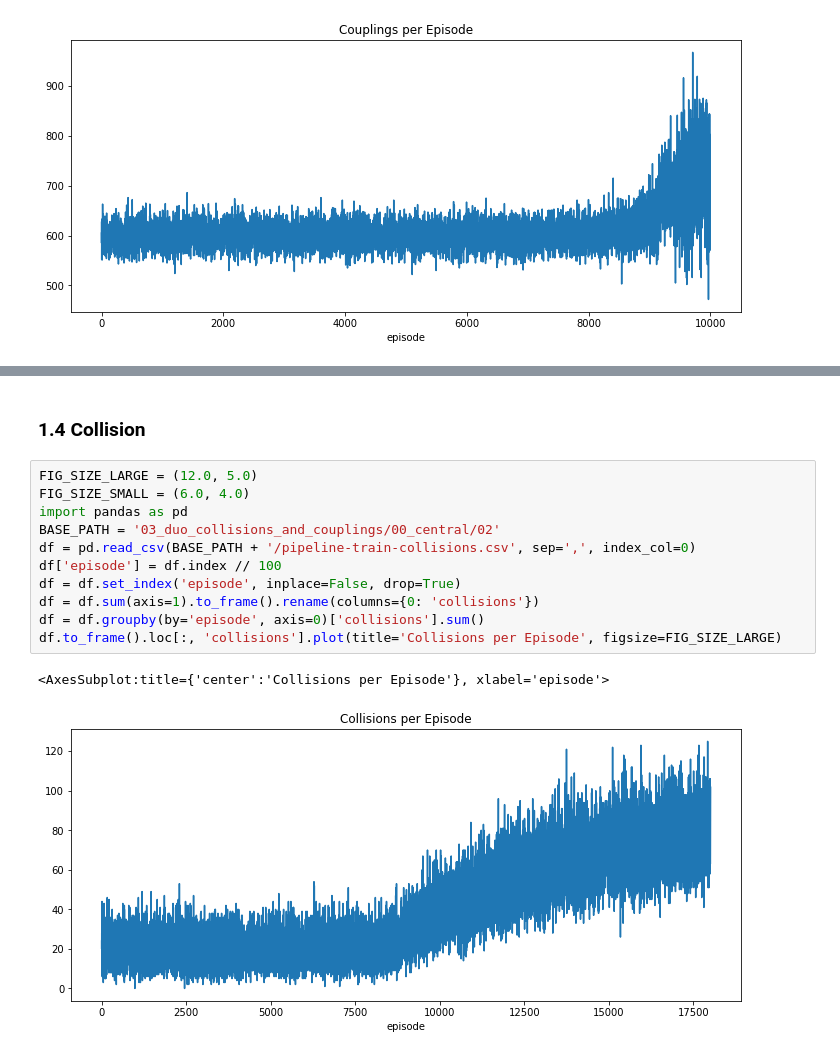
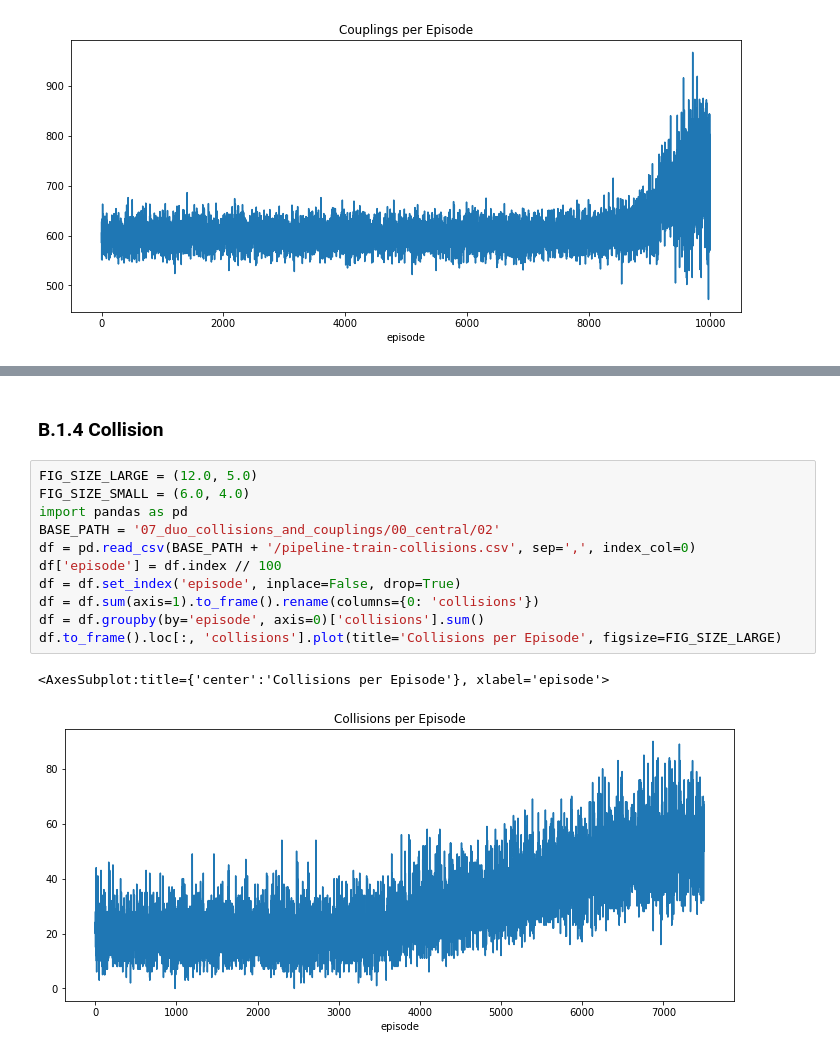
Before and after one commit to gsavarela/cooperative_navigation, a Jupyter notebook: analysis/duo_learners_w06.ipynb, the cells around one changed output, grey strips where cells are left out. Cells and saved outputs as stored; diff of their text form.

```diff
--- a/analysis/duo_learners_w06.ipynb
+++ b/analysis/duo_learners_w06.ipynb
@@ -346,17 +404,17 @@ GIF from the best performing training.
 # %% [markdown]
-### 1.4 Collision
+### B.1.4 Collision
 # %%
 FIG_SIZE_LARGE = (12.0, 5.0)
 FIG_SIZE_SMALL = (6.0, 4.0)
 import pandas as pd
-BASE_PATH = '03_duo_collisions_and_couplings/00_central/02'
+BASE_PATH = '07_duo_collisions_and_couplings/00_central/02'
 df = pd.read_csv(BASE_PATH + '/pipeline-train-collisions.csv', sep=',', index_col=0)
 df['episode'] = df.index // 100
 df = df.set_index('episode', inplace=False, drop=True)
 df = df.sum(axis=1).to_frame().rename(columns={0: 'collisions'})
 df = df.groupby(by='episode', axis=0)['collisions'].sum()
 df.to_frame().loc[:, 'collisions'].plot(title='Collisions per Episode', figsize=FIG_SIZE_LARGE)
 # %% [output]
 <AxesSubplot:title={'center':'Collisions per Episode'}, xlabel='episode'>
-[figure, old version]
+[figure, new version]
 # %% [markdown]
```
Also changed, not shown: parts of 58 cells of this notebook, 3 other files.
